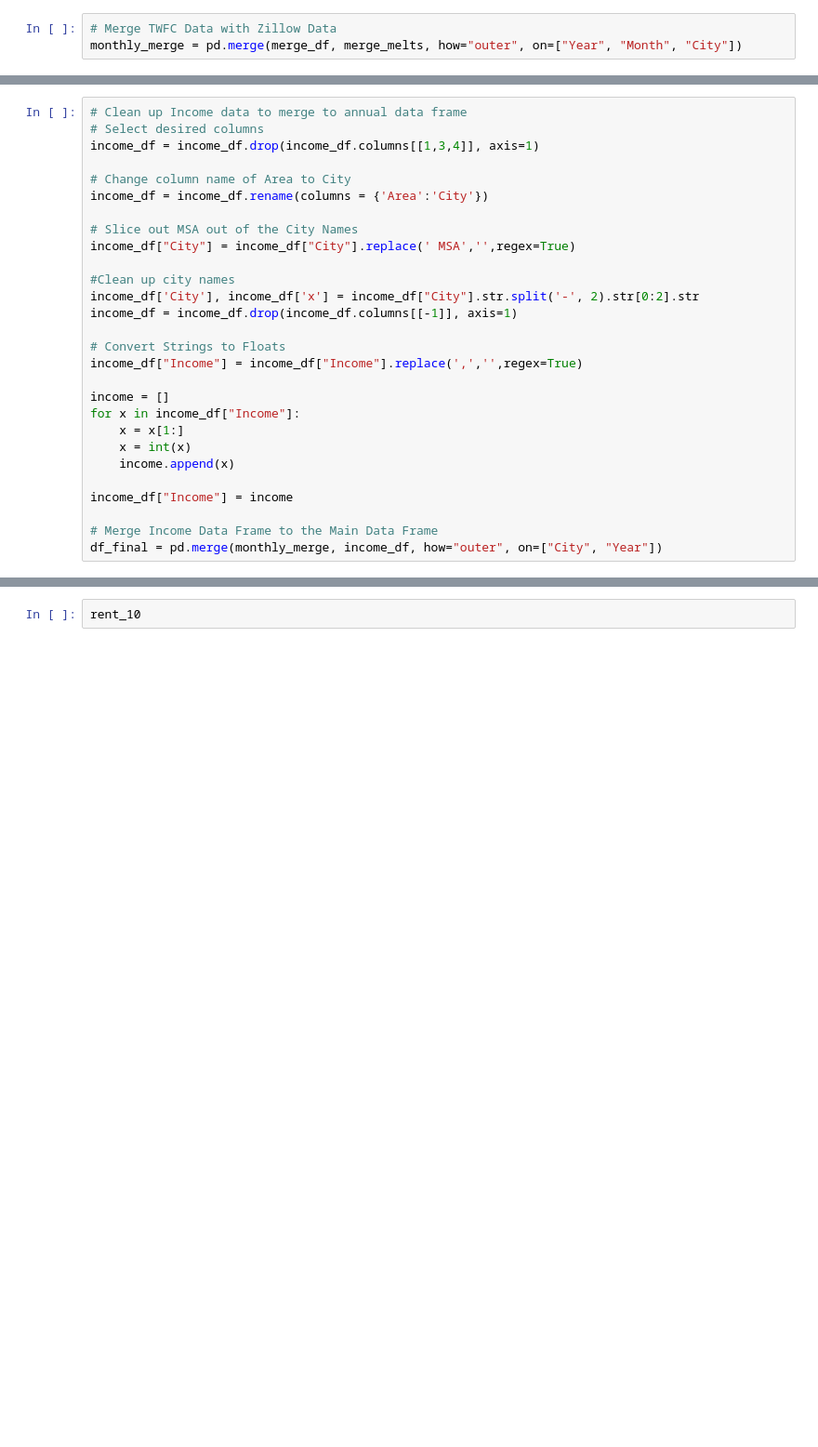
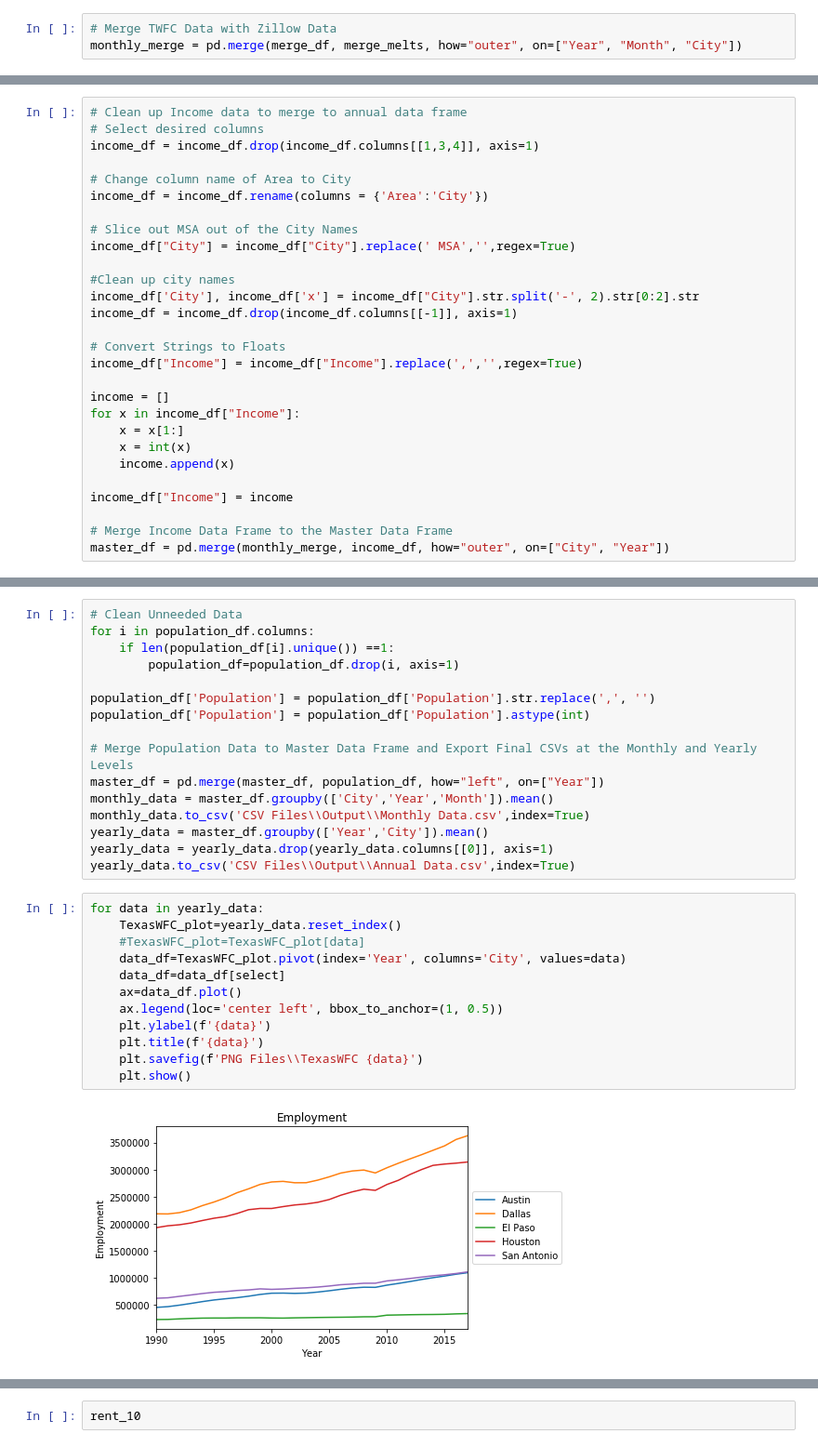
Before and after one commit to mikebarajas/Zillow_Data_Analysis, a Jupyter notebook: Master_Data_Frame.ipynb, the cells around one changed output, grey strips where cells are left out. Shown: that part at 93% size. Drawn from its saved outputs; the diff is of its cells as text; blank space fills up the shorter version.

```diff
--- a/Master_Data_Frame.ipynb
+++ b/Master_Data_Frame.ipynb
@@ -124,5 +129,5 @@ for x in income_df["Income"]:
 
 income_df["Income"] = income
 
-# Merge Income Data Frame to the Main Data Frame
-df_final = pd.merge(monthly_merge, income_df, how="outer", on=["City", "Year"])
+# Merge Income Data Frame to the Master Data Frame
+master_df = pd.merge(monthly_merge, income_df, how="outer", on=["City", "Year"])
@@ -131,0 +160,30 @@ df_final.to_csv('Master Dataframe.csv',index=True)
+# %%
+# Clean Unneeded Data
+for i in population_df.columns:
+    if len(population_df[i].unique()) ==1:
+        population_df=population_df.drop(i, axis=1)
+
+population_df['Population'] = population_df['Population'].str.replace(',', '')
+population_df['Population'] = population_df['Population'].astype(int)
+
+# Merge Population Data to Master Data Frame and Export Final CSVs at the Monthly and Yearly Levels
+master_df = pd.merge(master_df, population_df, how="left", on=["Year"])
+monthly_data = master_df.groupby(['City','Year','Month']).mean()
+monthly_data.to_csv('CSV Files\\Output\\Monthly Data.csv',index=True)
+yearly_data = master_df.groupby(['Year','City']).mean()
+yearly_data = yearly_data.drop(yearly_data.columns[[0]], axis=1)
+yearly_data.to_csv('CSV Files\\Output\\Annual Data.csv',index=True)
+# %%
+for data in yearly_data:
+    TexasWFC_plot=yearly_data.reset_index()
+    #TexasWFC_plot=TexasWFC_plot[data]
+    data_df=TexasWFC_plot.pivot(index='Year', columns='City', values=data)
+    data_df=data_df[select]
+    ax=data_df.plot()
+    ax.legend(loc='center left', bbox_to_anchor=(1, 0.5))
+    plt.ylabel(f'{data}')
+    plt.title(f'{data}')
+    plt.savefig(f'PNG Files\\TexasWFC {data}')
+    plt.show()
+# %% [output]
+[figure, added]
```
Also changed, not shown: parts of 9 cells of this notebook, 34 other files.
